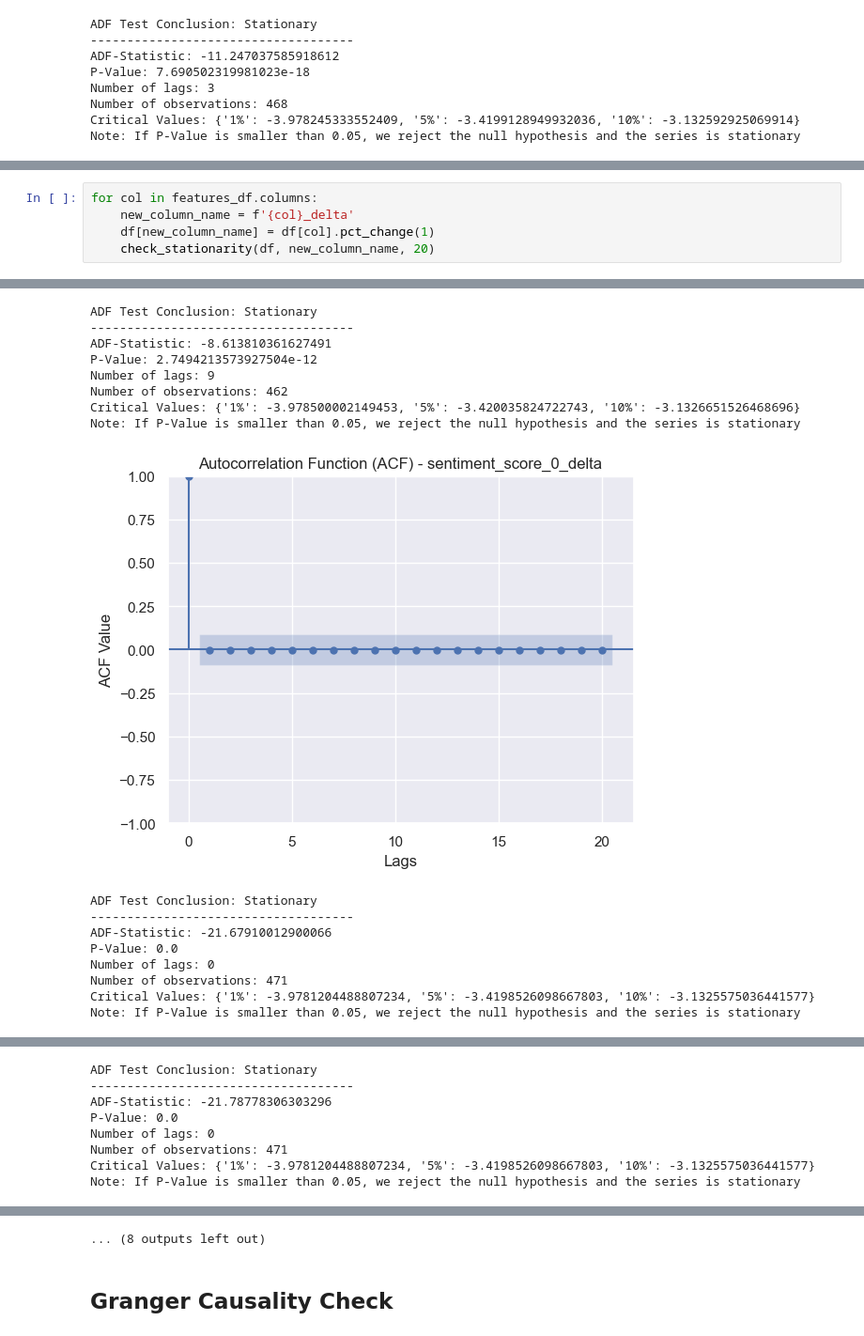
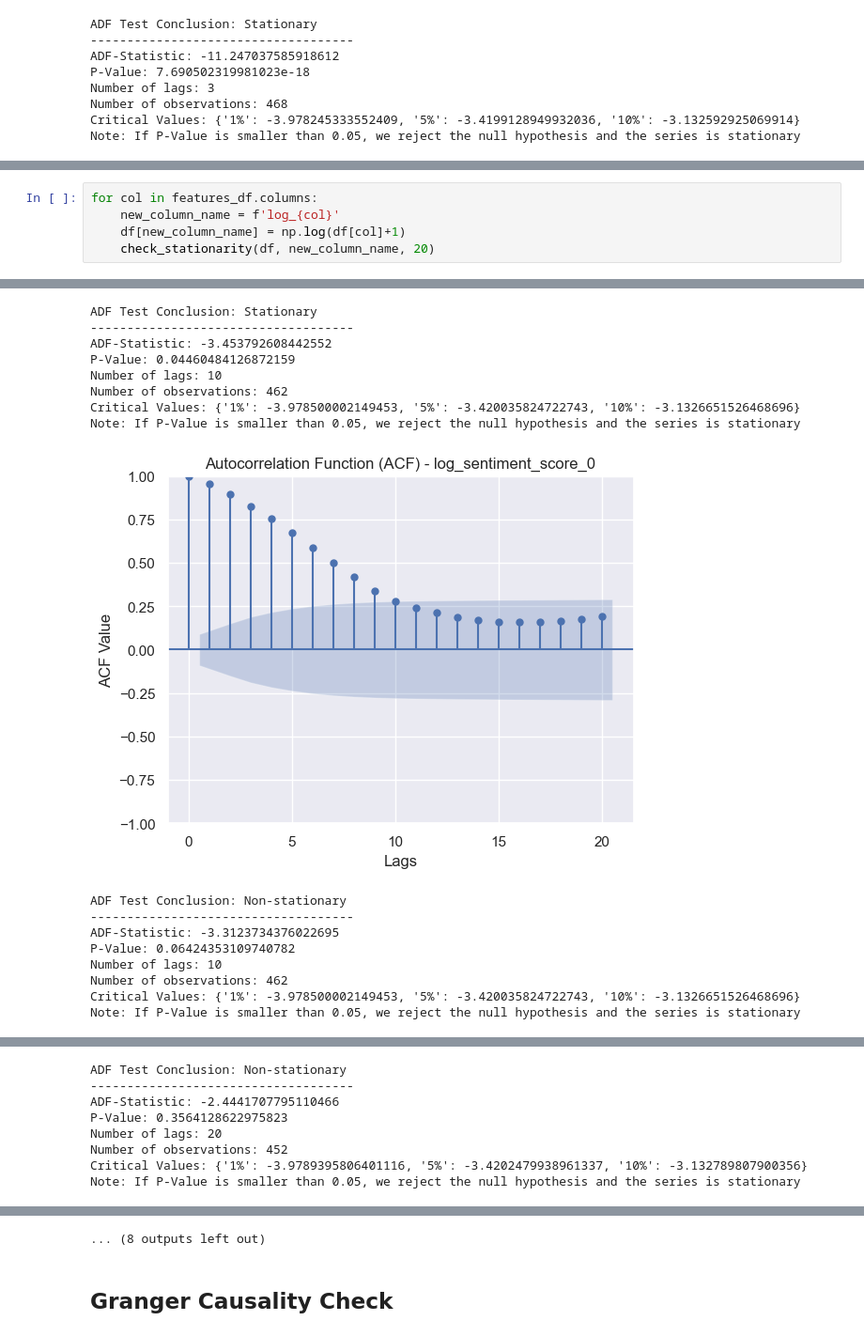
Before and after one commit to patricia-van/Oil-Price-Prediction-using-Tweets, a Jupyter notebook: modelling.ipynb, the cells around one changed output, grey strips where cells are left out. Shown at 94% size. Drawn from its saved outputs; the diff is of its cells as text.

```diff
--- a/modelling.ipynb
+++ b/modelling.ipynb
@@ -294,7 +294,7 @@ Note: If P-Value is smaller than 0.05, we reject the null hypothesis and the ser
 ... (8 outputs left out)
 # %%
 for col in features_df.columns:
-    new_column_name = f'{col}_delta'
-    df[new_column_name] = df[col].pct_change(1)
+    new_column_name = f'log_{col}'
+    df[new_column_name] = np.log(df[col]+1)
     check_stationarity(df, new_column_name, 20)
 # %% [output]
@@ -302,17 +302,17 @@ for col in features_df.columns:
 ADF Test Conclusion: Stationary
 ------------------------------------
-ADF-Statistic: -8.613810361627491
-P-Value: 2.7494213573927504e-12
-Number of lags: 9
+ADF-Statistic: -3.453792608442552
+P-Value: 0.04460484126872159
+Number of lags: 10
 Number of observations: 462
 Critical Values: {'1%': -3.978500002149453, '5%': -3.420035824722743, '10%': -3.1326651526468696}
 Note: If P-Value is smaller than 0.05, we reject the null hypothesis and the series is stationary
-[figure, old version]
+[figure, new version]
-ADF Test Conclusion: Stationary
+ADF Test Conclusion: Non-stationary
 ------------------------------------
-ADF-Statistic: -21.67910012900066
-P-Value: 0.0
-Number of lags: 0
-Number of observations: 471
-Critical Values: {'1%': -3.9781204488807234, '5%': -3.4198526098667803, '10%': -3.1325575036441577}
+ADF-Statistic: -3.3123734376022695
+P-Value: 0.06424353109740782
+Number of lags: 10
+Number of observations: 462
+Critical Values: {'1%': -3.978500002149453, '5%': -3.420035824722743, '10%': -3.1326651526468696}
 Note: If P-Value is smaller than 0.05, we reject the null hypothesis and the series is stationary
@@ -320,8 +320,8 @@ Note: If P-Value is smaller than 0.05, we reject the null hypothesis and the ser
-ADF Test Conclusion: Stationary
+ADF Test Conclusion: Non-stationary
 ------------------------------------
-ADF-Statistic: -21.78778306303296
-P-Value: 0.0
-Number of lags: 0
-Number of observations: 471
-Critical Values: {'1%': -3.9781204488807234, '5%': -3.4198526098667803, '10%': -3.1325575036441577}
+ADF-Statistic: -2.4441707795110466
+P-Value: 0.3564128622975823
+Number of lags: 20
+Number of observations: 452
+Critical Values: {'1%': -3.9789395806401116, '5%': -3.4202479938961337, '10%': -3.132789807900356}
 Note: If P-Value is smaller than 0.05, we reject the null hypothesis and the series is stationary
```
Also changed, not shown: parts of 11 cells of this notebook, 5 other files.
